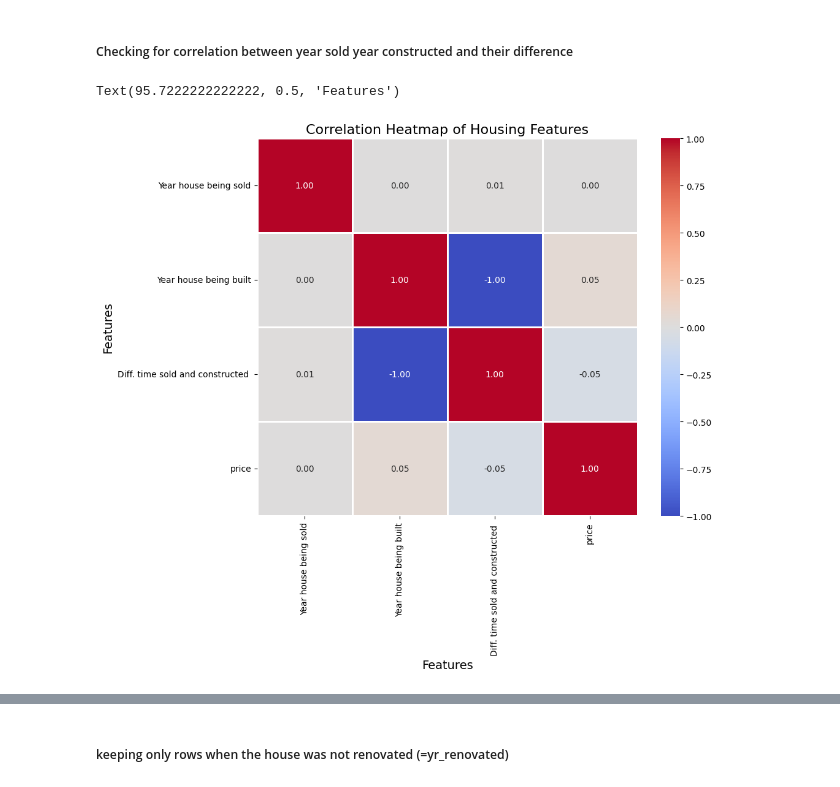
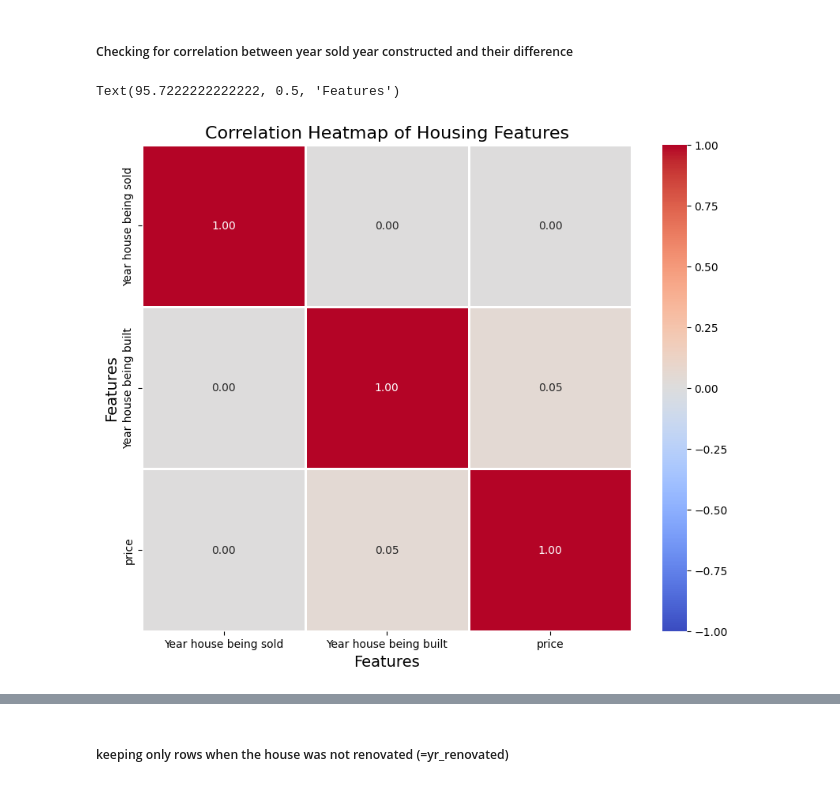
Before and after one commit to Paul-Spiced/EDA_Paul, a Jupyter notebook: commands/EDA _5_expl_hyp_2.ipynb, the cells around one changed output, grey strips where cells are left out. Saved outputs shown, nothing was run; the diff lists cells and outputs as text; code cells hidden in the pictures.

```diff
--- a/commands/EDA _5_expl_hyp_2.ipynb
+++ b/commands/EDA _5_expl_hyp_2.ipynb
@@ -58,33 +31,32 @@ memory usage: 2.9+ MB
 new_column_names = {
     'yr_sold': 'Year house being sold',
     'yr_built': 'Year house being built',
-    'sold_build_difference': 'Diff. time sold and constructed ',
     'price': 'price'
 }
 
 # Rename columns in the DataFrame
 df_eda.rename(columns=new_column_names, inplace=True)
 
 # Define the list of columns for correlation
 num_question = list(new_column_names.values())  # Use the new column names
 
 # Plotting the heatmap
 plt.figure(figsize=(10, 8), dpi=100)
 heatmap = sns.heatmap(
     data=df_eda[num_question].corr(),  # Compute correlation matrix for specified columns
     cmap='coolwarm',                  # Color map
     linecolor='white',                # Color of lines that separate cells
     linewidth=1,                      # Width of lines that separate cells
     annot=True,                       # Annotate cells with correlation coefficients
     vmin=-1,                          # Minimum value of the color scale
     vmax=1,                           # Maximum value of the color scale
     fmt='.2f'                         # Format annotations to 2 decimal places
 )
 
 # Adding labels and title
 plt.title('Correlation Heatmap of Housing Features', fontsize=16)  # Title with larger font size
 plt.xlabel('Features', fontsize=14)            # X-axis label with larger font size
 plt.ylabel('Features', fontsize=14)            # Y-axis label with larger font size
 # %% [output]
 Text(95.7222222222222, 0.5, 'Features')
-[figure, old version]
+[figure, new version]
```
Also changed, not shown: parts of 11 cells of this notebook, 3 other files.
